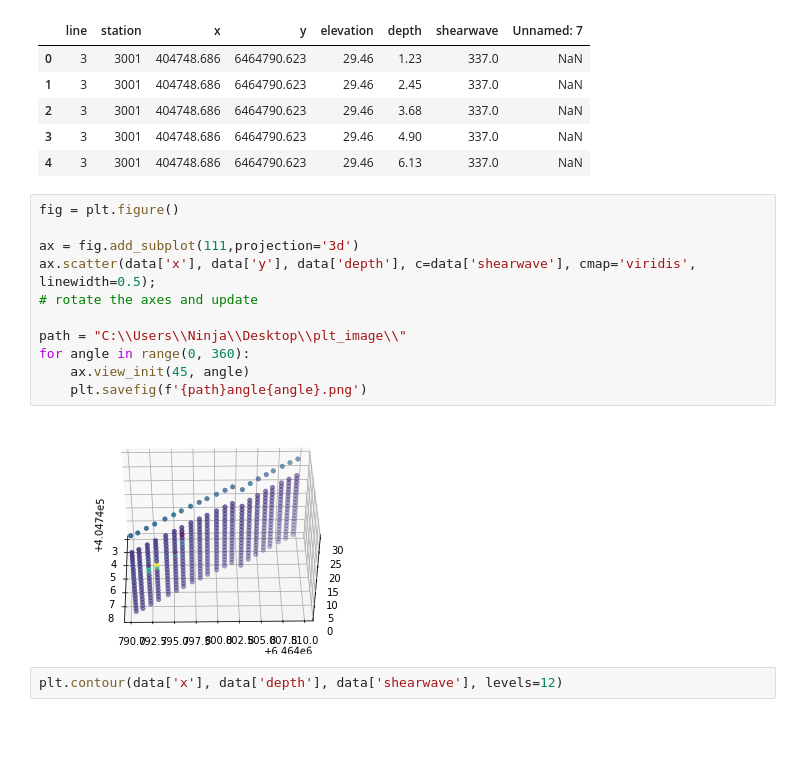
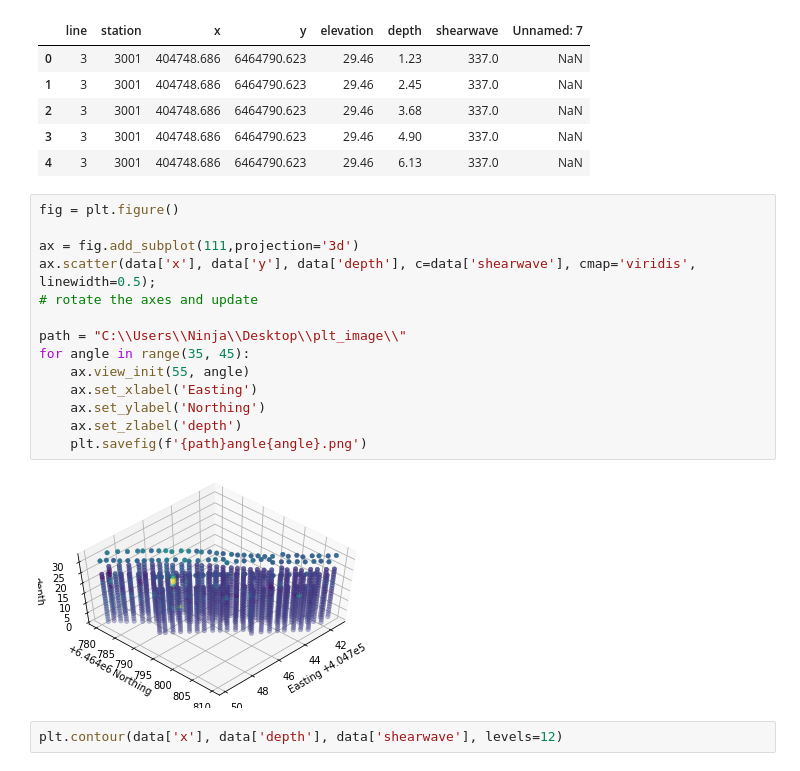
Before and after one commit to mwenz27/python_misc, a Jupyter notebook: Plotting_data/3d plotting.ipynb, the cells around one changed output. Drawn from its saved outputs; the diff is of its cells as text; blank space fills up the shorter version.

```diff
--- a/Plotting_data/3d plotting.ipynb
+++ b/Plotting_data/3d plotting.ipynb
@@ -110,16 +110,19 @@ data.head()
 # %%
 fig = plt.figure()
 
 ax = fig.add_subplot(111,projection='3d')
 ax.scatter(data['x'], data['y'], data['depth'], c=data['shearwave'], cmap='viridis', linewidth=0.5);
 # rotate the axes and update
 
 path = "C:\\Users\\Ninja\\Desktop\\plt_image\\"
-for angle in range(0, 360):
-    ax.view_init(45, angle)
+for angle in range(35, 45):
+    ax.view_init(55, angle)
+    ax.set_xlabel('Easting')
+    ax.set_ylabel('Northing')
+    ax.set_zlabel('depth')
     plt.savefig(f'{path}angle{angle}.png')
 # %% [output]
-[figure, old version]
+[figure, new version]
 # %%
 plt.contour(data['x'], data['depth'], data['shearwave'], levels=12)
 # %% [output]
```
Also changed, not shown: parts of 6 cells of this notebook, 4 other files.
